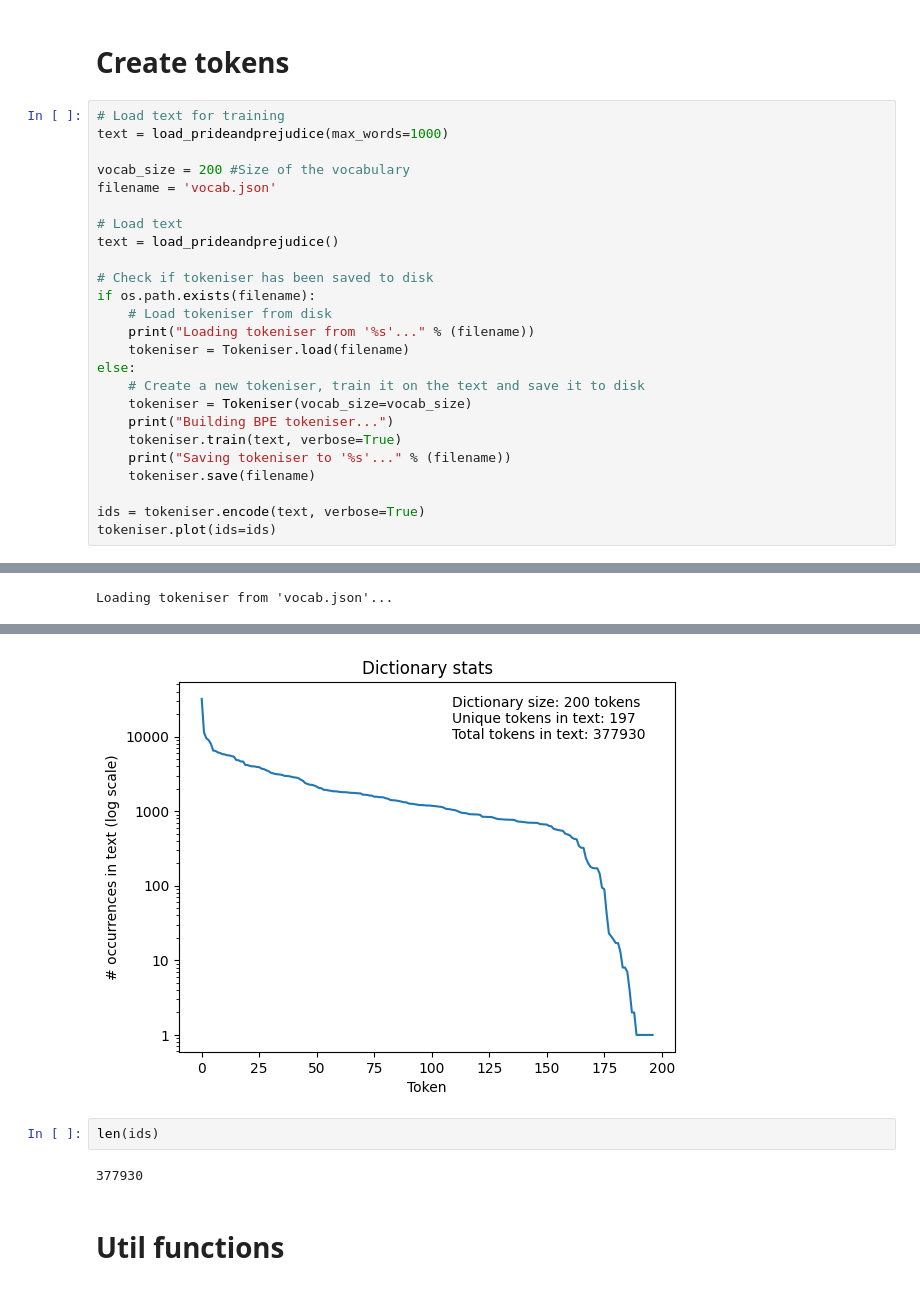
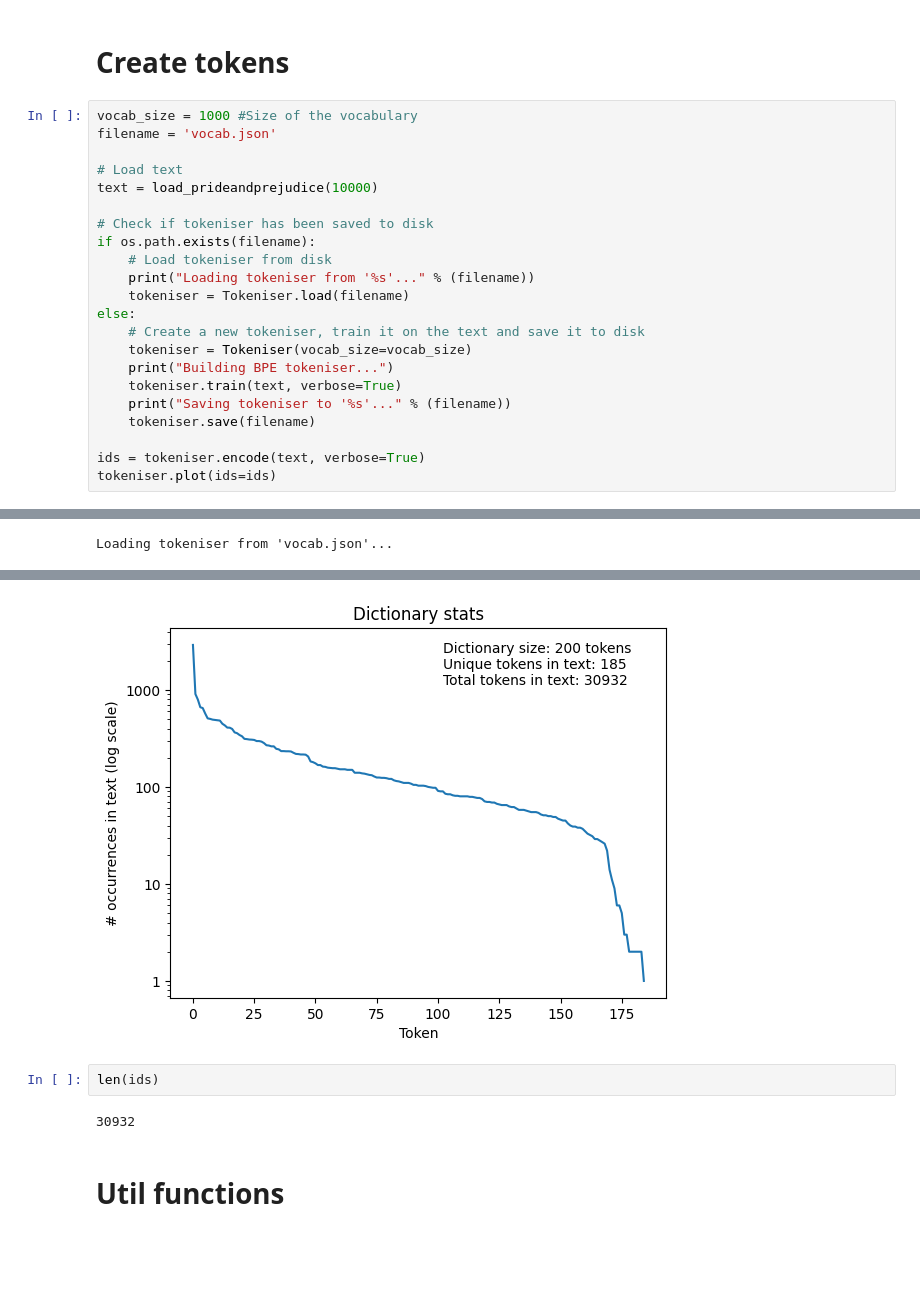
Before and after one commit to JetHughes/Small-Language-Model, a Jupyter notebook: tok2vec.ipynb, the cells around one changed output, grey strips where cells are left out. Drawn from its saved outputs; the diff is of its cells as text; blank space fills up the shorter version.

```diff
--- a/tok2vec.ipynb
+++ b/tok2vec.ipynb
@@ -13,14 +8,11 @@ To enable the following instructions: AVX2 AVX_VNNI FMA, in other operations, re
 # %% [markdown]
 # Create tokens
 # %%
-# Load text for training
-text = load_prideandprejudice(max_words=1000)
-
-vocab_size = 200 #Size of the vocabulary
+vocab_size = 1000 #Size of the vocabulary
 filename = 'vocab.json'
 
 # Load text
-text = load_prideandprejudice()
+text = load_prideandprejudice(10000)
 
 # Check if tokeniser has been saved to disk
 if os.path.exists(filename):
@@ -63,8 +38,8 @@ Loading tokeniser from 'vocab.json'...
-[figure, old version]
+[figure, new version]
 # %%
 len(ids)
 # %% [output]
-377930
+30932
 # %% [markdown]
 # Util functions
 # %%
```
Also changed, not shown: parts of 9 cells of this notebook, 3 other files.
